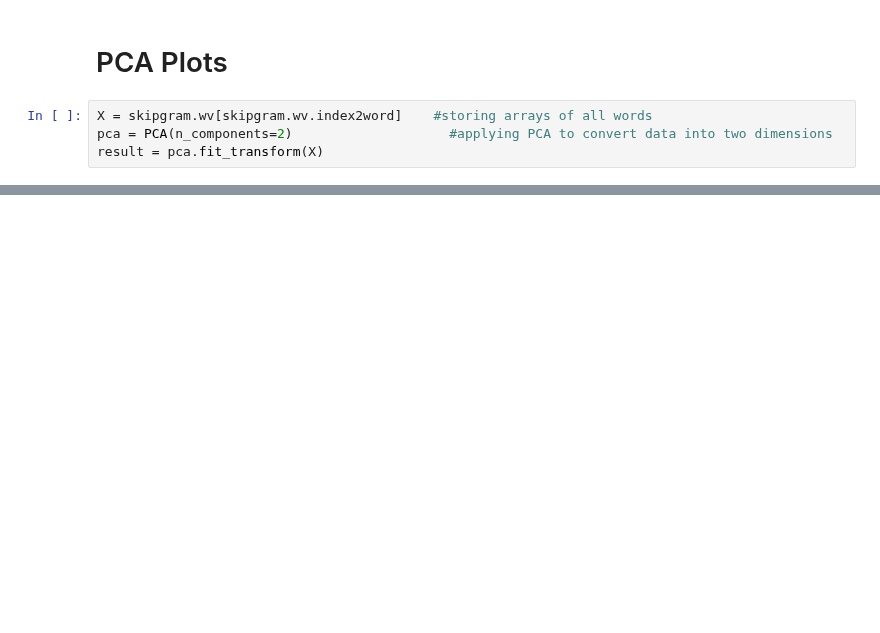
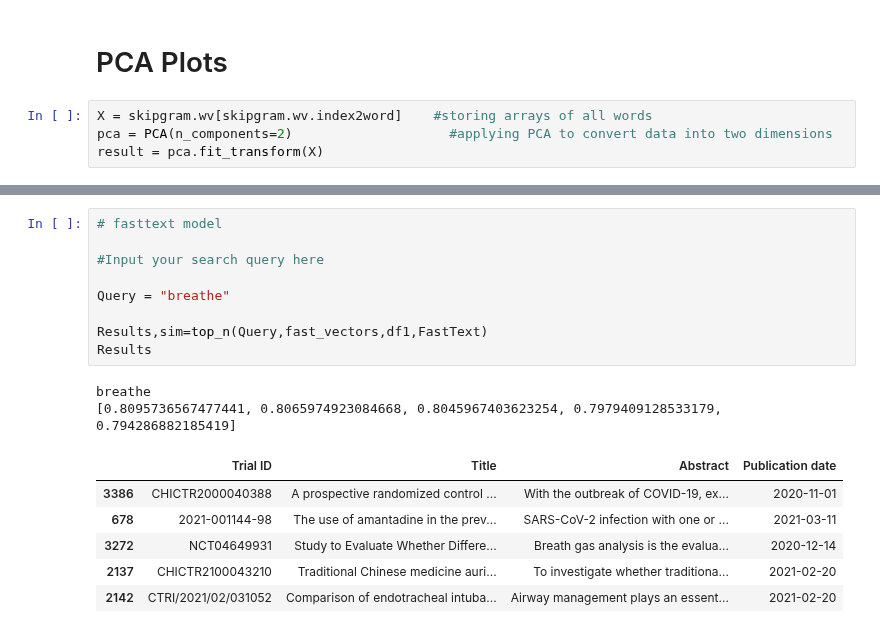
Before and after one commit to Uzmamushtaque/Projects-in-Machine-Learning-and-AI, a Jupyter notebook: HealthcareData.ipynb, the cells around one changed output, grey strips where cells are left out. Drawn from its saved outputs; the diff is of its cells as text; blank space fills up the shorter version.

```diff
--- a/HealthcareData.ipynb
+++ b/HealthcareData.ipynb
@@ -337,0 +487,18 @@ pyplot.show()
+# %%
+# fasttext model
+
+#Input your search query here
+
+Query = "breathe"
+
+Results,sim=top_n(Query,fast_vectors,df1,FastText)
+Results
+# %% [output]
+breathe
+[0.8095736567477441, 0.8065974923084668, 0.8045967403623254, 0.7979409128533179, 0.794286882185419]
+|  | Trial ID | Title | Abstract | Publication date |
+| 3386 | CHICTR2000040388 | A prospective randomized control ... | With the outbreak of COVID-19, ex... | 2020-11-01 |
+| 678 | 2021-001144-98 | The use of amantadine in the prev... | SARS-CoV-2 infection with one or ... | 2021-03-11 |
+| 3272 | NCT04649931 | Study to Evaluate Whether Differe... | Breath gas analysis is the evalua... | 2020-12-14 |
+| 2137 | CHICTR2100043210 | Traditional Chinese medicine auri... | To investigate whether traditiona... | 2021-02-20 |
+| 2142 | CTRI/2021/02/031052 | Comparison of endotracheal intuba... | Airway management plays an essent... | 2021-02-20 |
```
Also changed, not shown: parts of 30 cells of this notebook.
